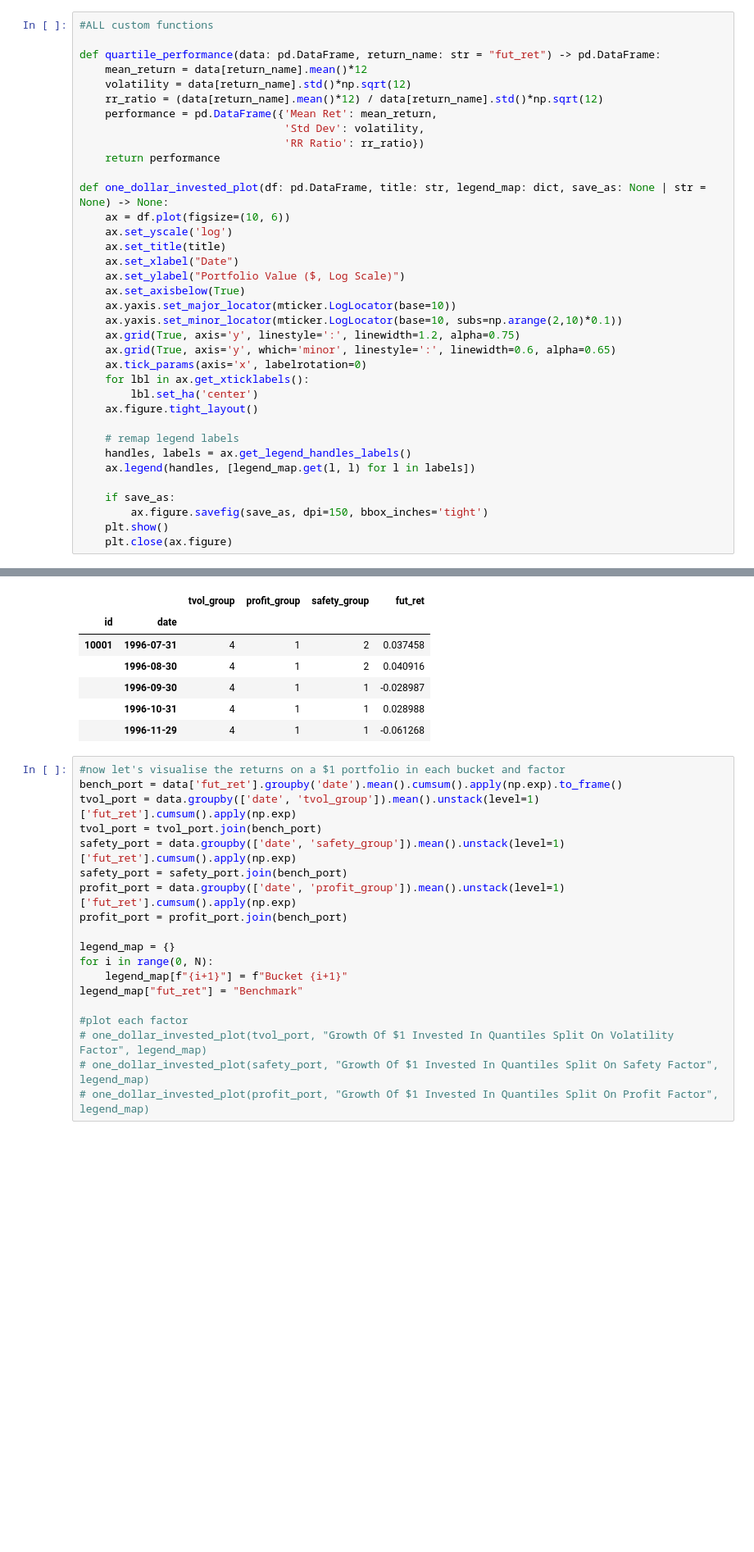
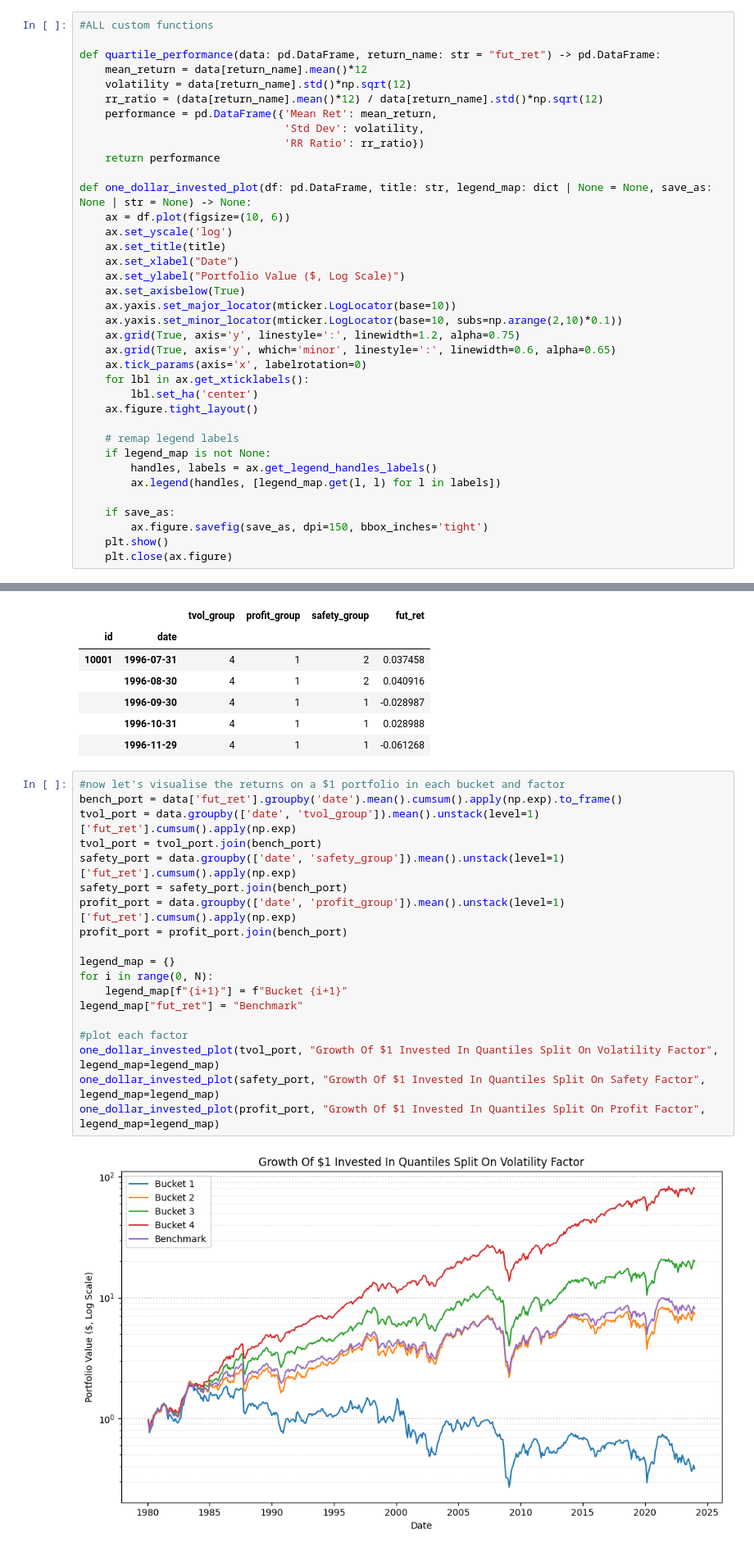
Before and after one commit to Petrichor2390/Portfolio_management, a Jupyter notebook: ass/A_14247617.ipynb, the cells around one changed output, grey strips where cells are left out. Shown at 82% size. Drawn from its saved outputs; the diff is of its cells as text; blank space fills up the shorter version.

```diff
--- a/ass/A_14247617.ipynb
+++ b/ass/A_14247617.ipynb
@@ -21,7 +22,7 @@ def quartile_performance(data: pd.DataFrame, return_name: str = "fut_ret") -> pd
                                 'RR Ratio': rr_ratio})
     return performance
 
-def one_dollar_invested_plot(df: pd.DataFrame, title: str, legend_map: dict, save_as: None | str = None) -> None:
+def one_dollar_invested_plot(df: pd.DataFrame, title: str, legend_map: dict | None = None, save_as: None | str = None) -> None:
     ax = df.plot(figsize=(10, 6))
     ax.set_yscale('log')
     ax.set_title(title)
@@ -38,8 +39,9 @@ def one_dollar_invested_plot(df: pd.DataFrame, title: str, legend_map: dict, sav
     ax.figure.tight_layout()
 
     # remap legend labels
-    handles, labels = ax.get_legend_handles_labels()
-    ax.legend(handles, [legend_map.get(l, l) for l in labels])
+    if legend_map is not None:
+        handles, labels = ax.get_legend_handles_labels()
+        ax.legend(handles, [legend_map.get(l, l) for l in labels])
 
     if save_as:
         ax.figure.savefig(save_as, dpi=150, bbox_inches='tight')
@@ -181,19 +184,21 @@ data.head()
 # %%
 #now let's visualise the returns on a $1 portfolio in each bucket and factor
 bench_port = data['fut_ret'].groupby('date').mean().cumsum().apply(np.exp).to_frame()
 tvol_port = data.groupby(['date', 'tvol_group']).mean().unstack(level=1)['fut_ret'].cumsum().apply(np.exp)
 tvol_port = tvol_port.join(bench_port)
 safety_port = data.groupby(['date', 'safety_group']).mean().unstack(level=1)['fut_ret'].cumsum().apply(np.exp)
 safety_port = safety_port.join(bench_port)
 profit_port = data.groupby(['date', 'profit_group']).mean().unstack(level=1)['fut_ret'].cumsum().apply(np.exp)
 profit_port = profit_port.join(bench_port)
 
 legend_map = {}
 for i in range(0, N):
     legend_map[f"{i+1}"] = f"Bucket {i+1}"
 legend_map["fut_ret"] = "Benchmark"
 
 #plot each factor
-# one_dollar_invested_plot(tvol_port, "Growth Of $1 Invested In Quantiles Split On Volatility Factor", legend_map)
-# one_dollar_invested_plot(safety_port, "Growth Of $1 Invested In Quantiles Split On Safety Factor", legend_map)
-# one_dollar_invested_plot(profit_port, "Growth Of $1 Invested In Quantiles Split On Profit Factor", legend_map)
+one_dollar_invested_plot(tvol_port, "Growth Of $1 Invested In Quantiles Split On Volatility Factor", legend_map=legend_map)
+one_dollar_invested_plot(safety_port, "Growth Of $1 Invested In Quantiles Split On Safety Factor", legend_map=legend_map)
+one_dollar_invested_plot(profit_port, "Growth Of $1 Invested In Quantiles Split On Profit Factor", legend_map=legend_map)
+# %% [output]
+[figure, added]
```
Also changed, not shown: parts of 14 cells of this notebook, 1 other file.
